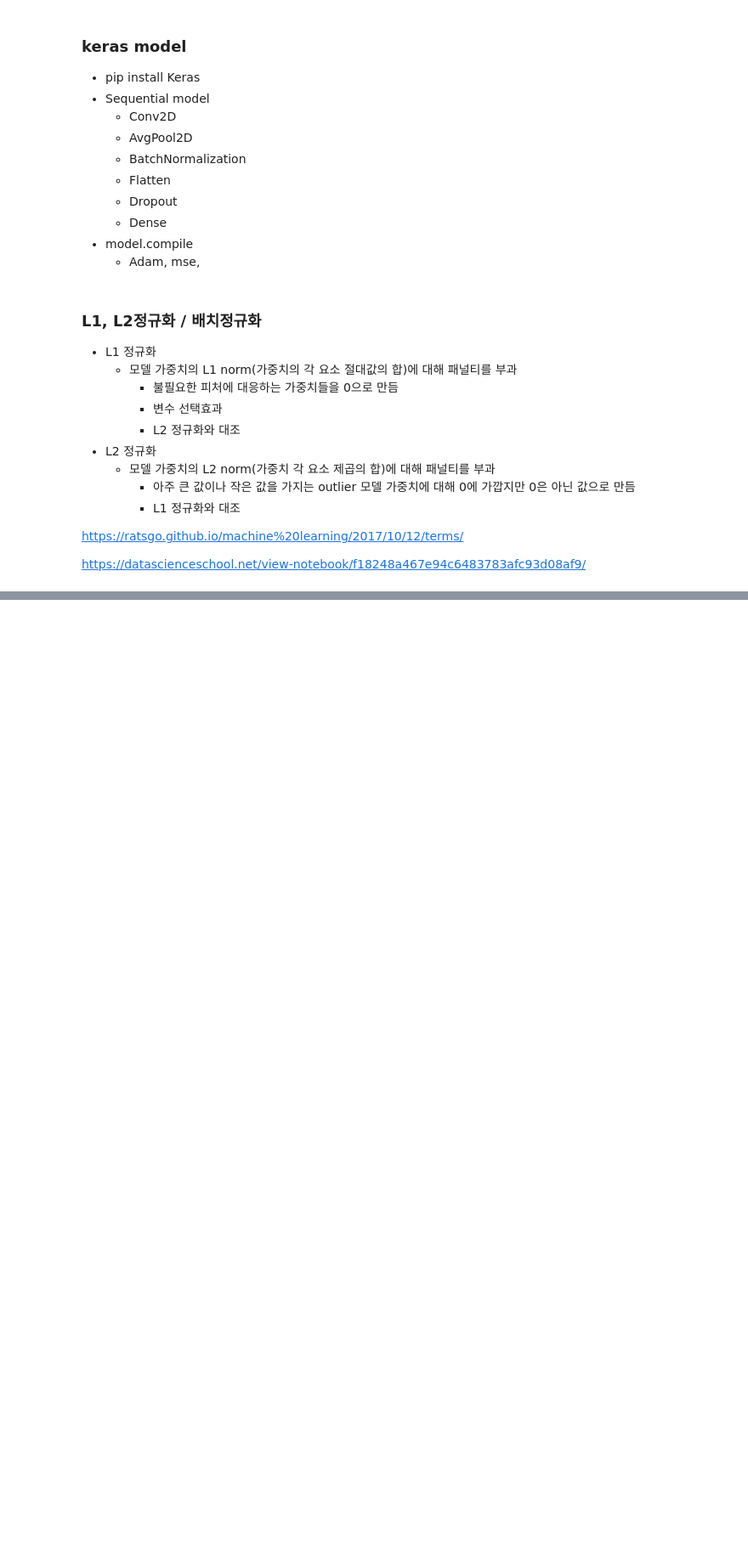
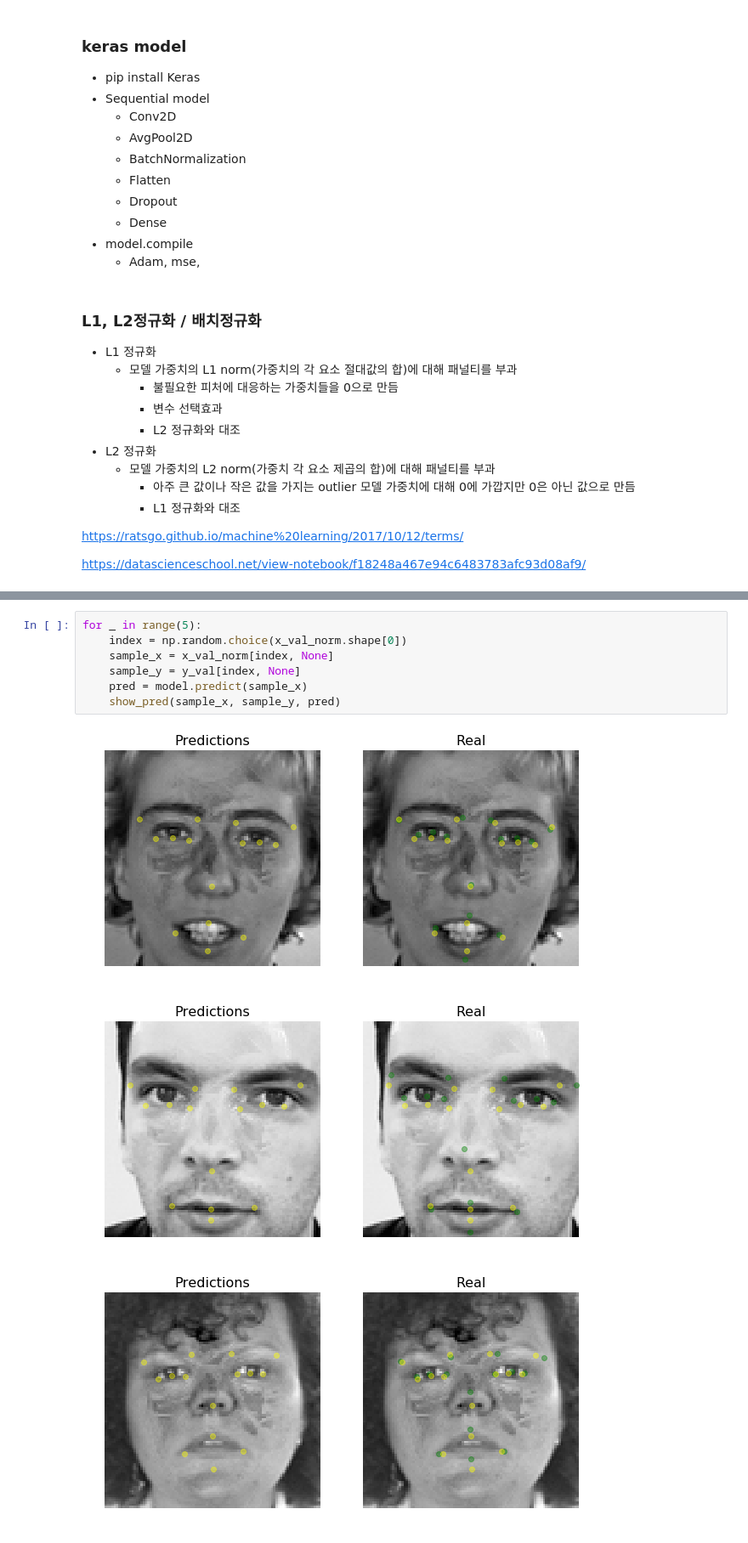
Before and after one commit to ultra118/Python_ML, a Jupyter notebook: Kaggle/facial_keypoints/facial_keypoint_detection_keras.ipynb, the cells around one changed output, grey strips where cells are left out. Shown at 85% size. Saved outputs shown, nothing was run; the diff lists cells and outputs as text; blank space fills up the shorter version.

```diff
--- a/Kaggle/facial_keypoints/facial_keypoint_detection_keras.ipynb
+++ b/Kaggle/facial_keypoints/facial_keypoint_detection_keras.ipynb
@@ -152,0 +374,11 @@ model.add(Conv2D(16, (3,3), input_shape = (96,96,1), activation ='relu', kernel_
+# %%
+for _ in range(5):
+    index = np.random.choice(x_val_norm.shape[0])
+    sample_x = x_val_norm[index, None]
+    sample_y = y_val[index, None]
+    pred = model.predict(sample_x)
+    show_pred(sample_x, sample_y, pred)
+# %% [output]
+[figure, added]
+[figure, added]
+[figure, added]
```
Also changed, not shown: parts of 26 cells of this notebook.
